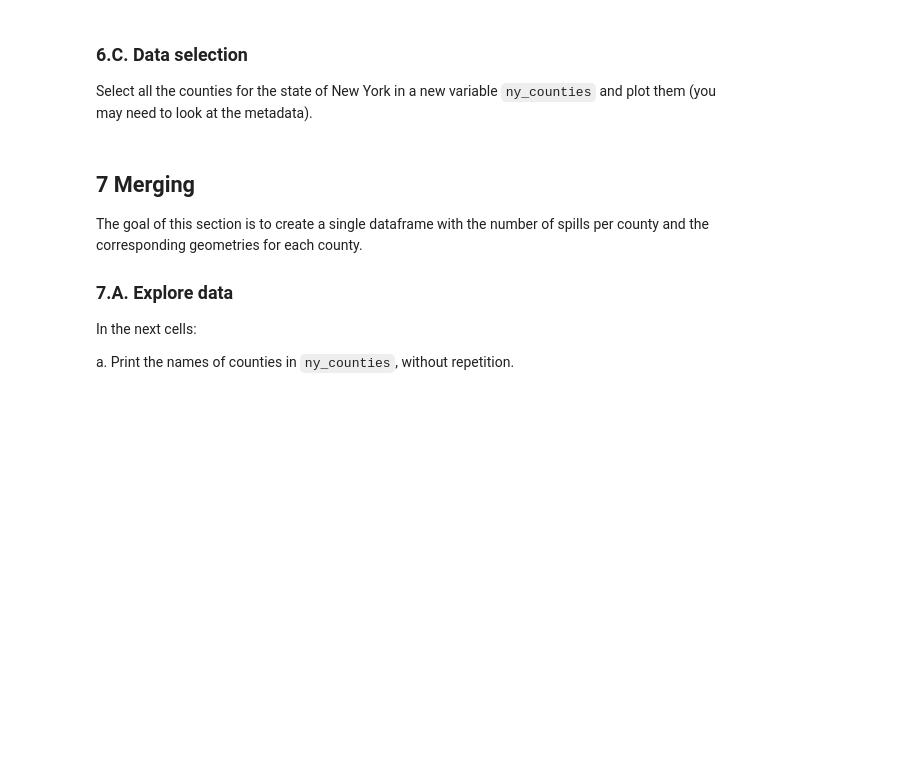
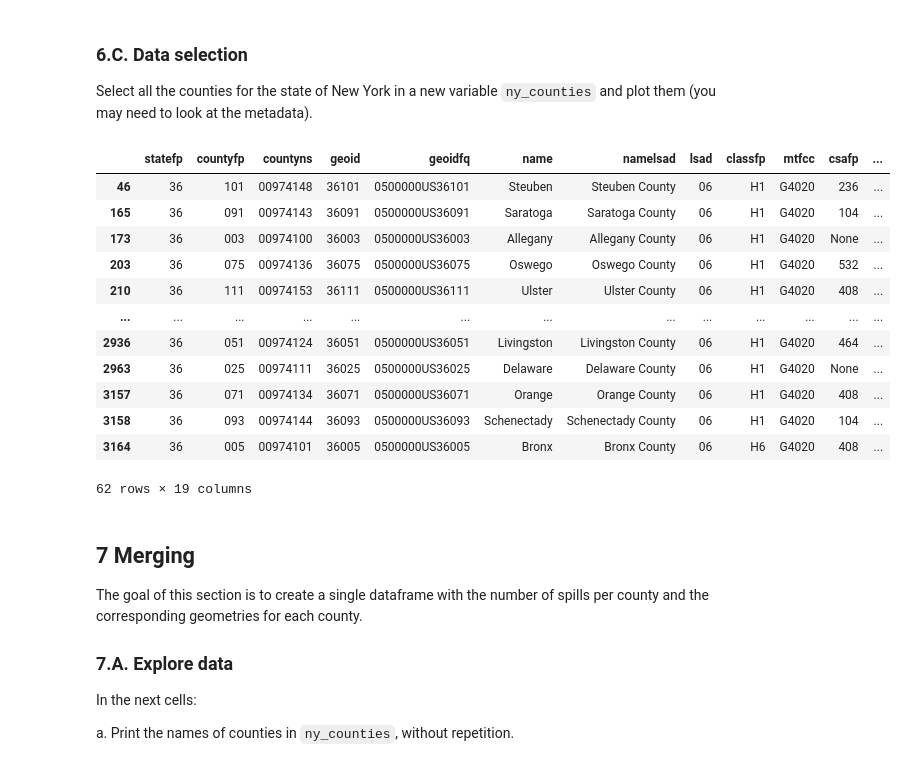
Before and after one commit to sandovaljoaquin/eds220-hwk3, a Jupyter notebook: hwk3-task1-spills.ipynb, the cells around one changed output. Cells and saved outputs as stored; diff of their text form; code cells hidden in the pictures; blank space fills up the shorter version.

```diff
--- a/hwk3-task1-spills.ipynb
+++ b/hwk3-task1-spills.ipynb
@@ -338,3 +385,10 @@ _Type your answer here, replacing this text._
 ### 6.B. Cleaning
 
 Simplify column names as needed.
+# %%
+# Changing the column names to lower snake case
+
+counties.columns = (counties.columns         # Selecting all columns in spills df
+                    .str.lower()             # Making all column names lowercase
+                    .str.replace(' ' , '_'))
+counties.dtypes
@@ -346,6 +421,25 @@ Simplify column names as needed.
 ### 6.C. Data selection
 
 Select all the counties for the state of New York in a new variable `ny_counties` and plot them (you may need to look at the metadata).
+# %%
+# New variable `ny_counties` selecting only counties from newyork with statefp code of 36.
+
+ny_counties = counties[counties['statefp'] == '36']             # statefp is object so need ''
+ny_counties
+# %% [output]
+|  | statefp | countyfp | countyns | geoid | geoidfq | name | namelsad | lsad | classfp | mtfcc | csafp | ... |
+| 46 | 36 | 101 | 00974148 | 36101 | 0500000US36101 | Steuben | Steuben County | 06 | H1 | G4020 | 236 | ... |
+| 165 | 36 | 091 | 00974143 | 36091 | 0500000US36091 | Saratoga | Saratoga County | 06 | H1 | G4020 | 104 | ... |
+| 173 | 36 | 003 | 00974100 | 36003 | 0500000US36003 | Allegany | Allegany County | 06 | H1 | G4020 | None | ... |
+| 203 | 36 | 075 | 00974136 | 36075 | 0500000US36075 | Oswego | Oswego County | 06 | H1 | G4020 | 532 | ... |
+| 210 | 36 | 111 | 00974153 | 36111 | 0500000US36111 | Ulster | Ulster County | 06 | H1 | G4020 | 408 | ... |
+| ... | ... | ... | ... | ... | ... | ... | ... | ... | ... | ... | ... | ... |
+| 2936 | 36 | 051 | 00974124 | 36051 | 0500000US36051 | Livingston | Livingston County | 06 | H1 | G4020 | 464 | ... |
+| 2963 | 36 | 025 | 00974111 | 36025 | 0500000US36025 | Delaware | Delaware County | 06 | H1 | G4020 | None | ... |
+| 3157 | 36 | 071 | 00974134 | 36071 | 0500000US36071 | Orange | Orange County | 06 | H1 | G4020 | 408 | ... |
+| 3158 | 36 | 093 | 00974144 | 36093 | 0500000US36093 | Schenectady | Schenectady County | 06 | H1 | G4020 | 104 | ... |
+| 3164 | 36 | 005 | 00974101 | 36005 | 0500000US36005 | Bronx | Bronx County | 06 | H6 | G4020 | 408 | ... |
+62 rows × 19 columns
 # %% [markdown]
 <!-- END QUESTION -->
 
```
Also changed, not shown: parts of 21 cells of this notebook.
